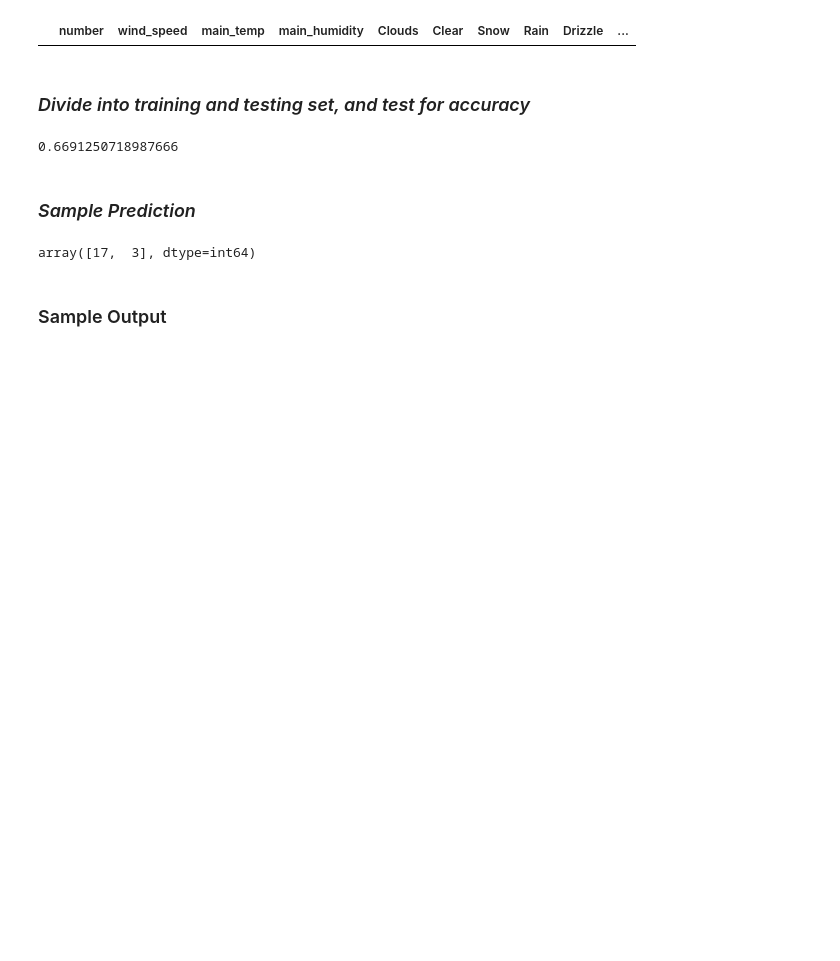
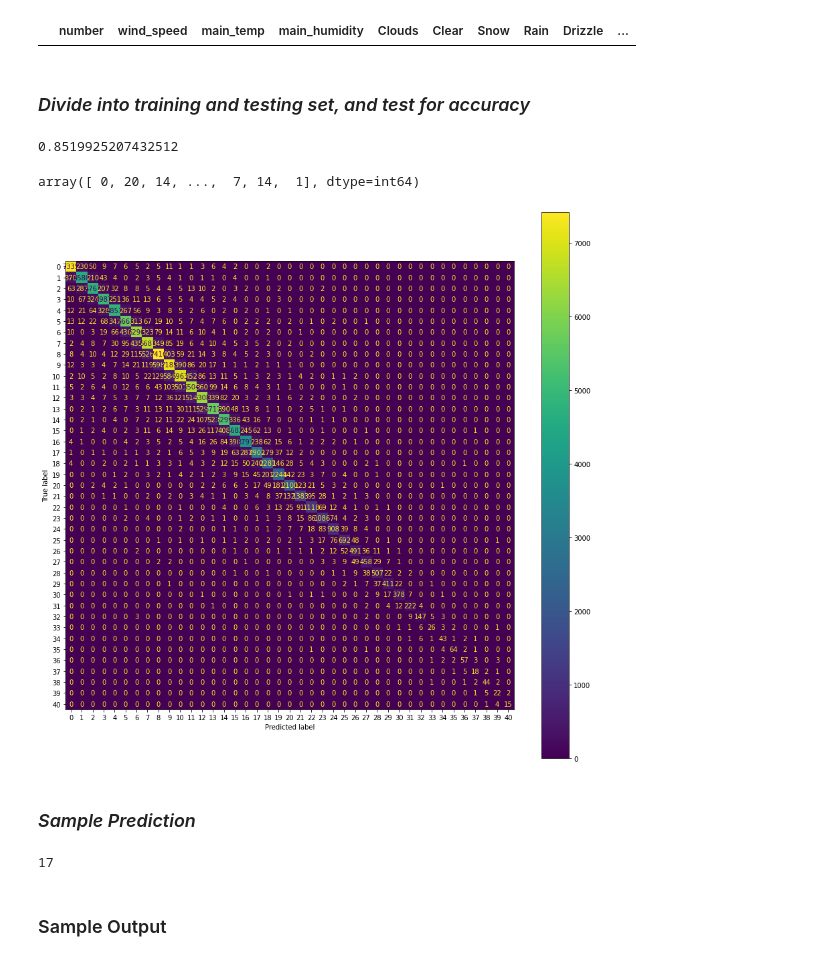
Before and after one commit to LeahE128/wheelieGood, a Jupyter notebook: bikesWeatherModel.ipynb, the cells around one changed output. Cells and saved outputs as stored; diff of their text form; code cells hidden in the pictures; blank space fills up the shorter version.

```diff
--- a/bikesWeatherModel.ipynb
+++ b/bikesWeatherModel.ipynb
@@ -230,11 +236,22 @@ X.head(0)
 # %% [markdown]
 ### _Divide into training and testing set, and test for accuracy_
 # %%
-X_train, X_test, y_train, y_test = train_test_split(X, y, test_size=0.8, random_state=20)
+X_train, X_test, y_train, y_test = train_test_split(X, y, test_size=0.2, random_state=20)
 model = DecisionTreeClassifier()
 model.fit(X_train, y_train)
 predictions = model.predict(X_test)
 score = accuracy_score(y_test, predictions)
 score
 # %% [output]
-0.6691250718987666
+0.8519925207432512
+# %%
+predictions
+# %% [output]
+array([ 0, 20, 14, ...,  7, 14,  1], dtype=int64)
+# %%
+matrix = confusion_matrix(y_test, predictions)
+fig, ax = plt.subplots(figsize=(15, 15))
+plot_confusion_matrix(model, X_test, y_test, ax=ax)
+plt.show()
+# %% [output]
+[figure, added]
@@ -248,7 +267,7 @@ prediction = model.predict([[userInput, 40, 300, 80, 1, 0, 0, 0, 0, 0, 6, 20]])
 prediction_values = prediction[0]
 prediction_values
 # %% [output]
-array([17,  3], dtype=int64)
+17
 # %% [markdown]
 ### Sample Output
 # %% [markdown]
```
Also changed, not shown: parts of 13 cells of this notebook.
